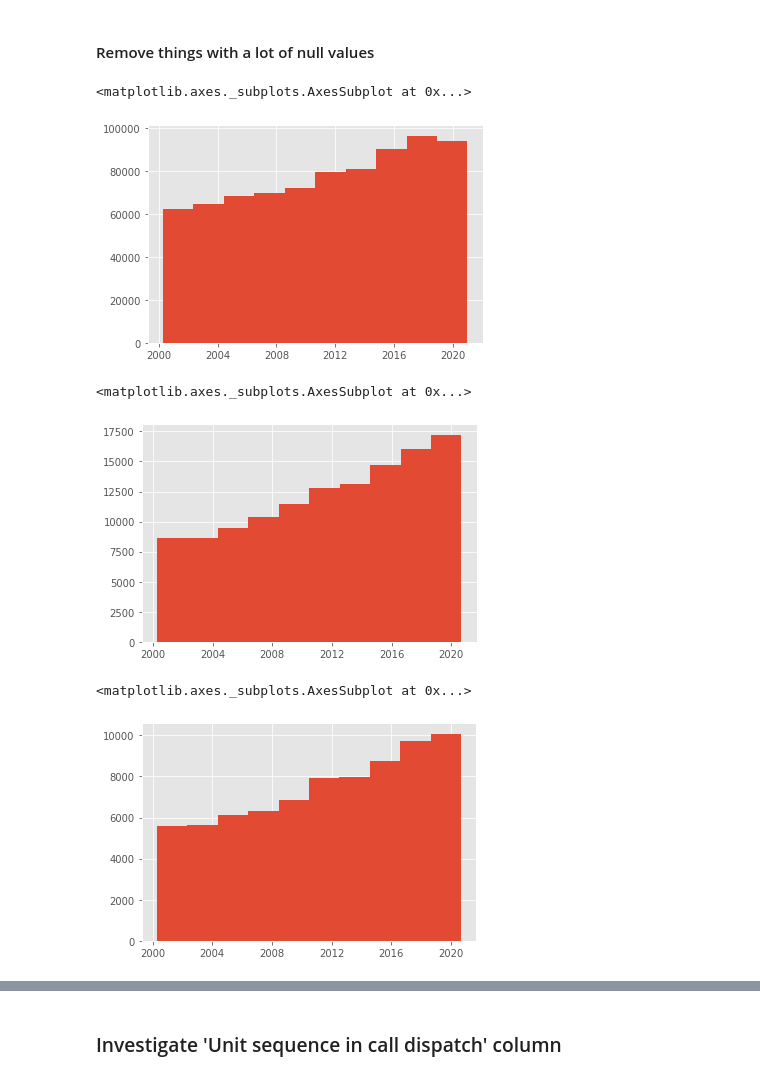
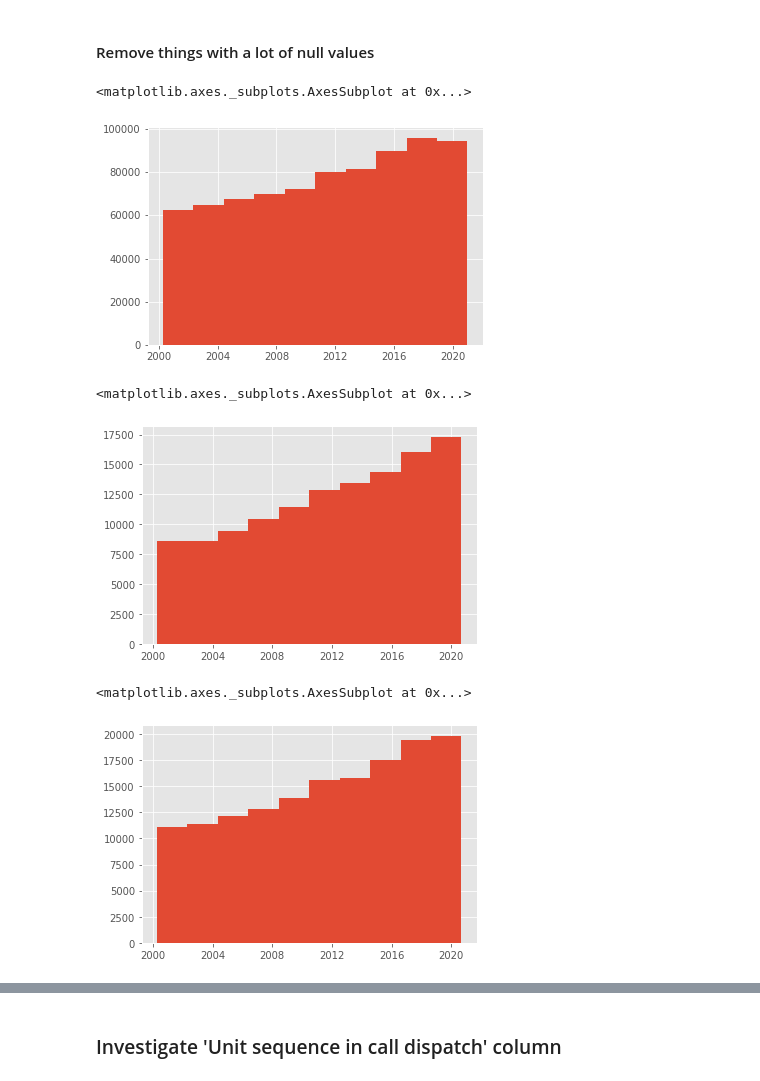
Before and after one commit to christopherbouey/SF_EMS_Response_Pred, a Jupyter notebook: EDA and Initial Pipeline Ideas.ipynb, the cells around one changed output, grey strips where cells are left out. Drawn from its saved outputs; the diff is of its cells as text; code cells hidden in the pictures.

```diff
--- a/EDA and Initial Pipeline Ideas.ipynb
+++ b/EDA and Initial Pipeline Ideas.ipynb
@@ -95,8 +107,8 @@ df['resp_to_scene'] = to_time_delta(df, 'On Scene DtTm','Response DtTm')
 # %%
 times = ['call_to_disp','disp_to_resp','resp_to_scene']
 # %%
-#view amount of data that has illogical timestamps (<=1)
+#view amount of data that has illogical timestamps (<1)
 for col in times:
-    num = len(df[df[col] <= 0])
-    print(f'{col} values < or = 0: {num} | {(num/len(df))*100:.2f}%')
+    num = len(df[df[col] < 0])
+    print(f'{col} values < 0: {num} | {(num/len(df))*100:.2f}%')
 # %% [output]
@@ -105,0 +132,5 @@ resp_to_scene values < or = 0: 13975 | 1.73%
+# %%
+#view amount of data that has illogical timestamps (=1)
+for col in times:
+    num = len(df[df[col] == 0])
+    print(f'{col} values = 0: {num} | {(num/len(df))*100:.2f}%')
@@ -505,22 +541,22 @@ memory usage: 107.7+ MB
 df['Received DtTm'].hist()
 # %% [output]
 <matplotlib.axes._subplots.AxesSubplot at 0x...>
-[figure, old version]
+[figure, new version]
 # %%
 #I believe the last 3 columns are new ones, and might leave them in if I decide to run regression on only recent events
 df['Received DtTm'][~df['Civic Center Harm Reduction Project Boundary'].isnull()].hist()
 # %% [output]
 <matplotlib.axes._subplots.AxesSubplot at 0x...>
-[figure, old version]
+[figure, new version]
 # %%
 #seems like there has been a relative increase in including column recently, but is still too sparse to bother using
 #Verdict: Can remove Civic Center Harm Reduction Project Boundary
 # %%
 #I believe the last 3 columns are new ones, and might leave them in if I decide to run regression on only recent events
-df['Call Date'][~df['HSOC Zones'].isnull()].hist()
+df['Received DtTm'][~df['HSOC Zones'].isnull()].hist()
 # %% [output]
 <matplotlib.axes._subplots.AxesSubplot at 0x...>
-[figure, old version]
+[figure, new version]
 # %%
 #seems like there has been a relative increase in including column recently, but is still too sparse to bother using
 #Verdict: Can remove HSOC Zones
```
Also changed, not shown: parts of 72 cells of this notebook, 1 other file.
